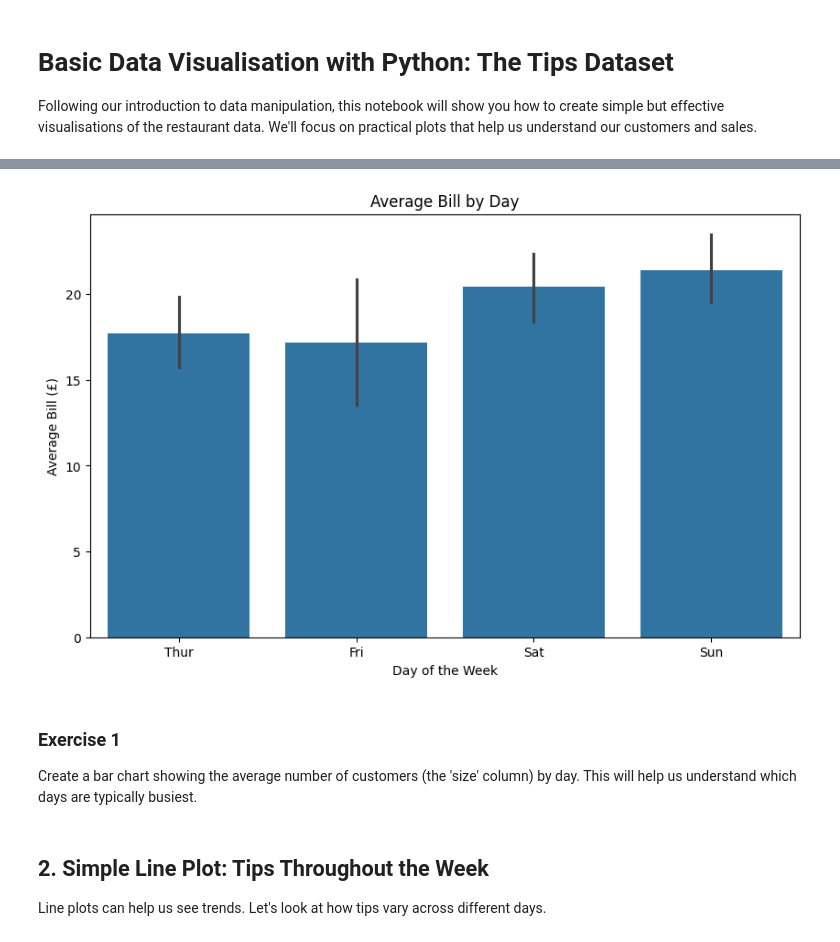
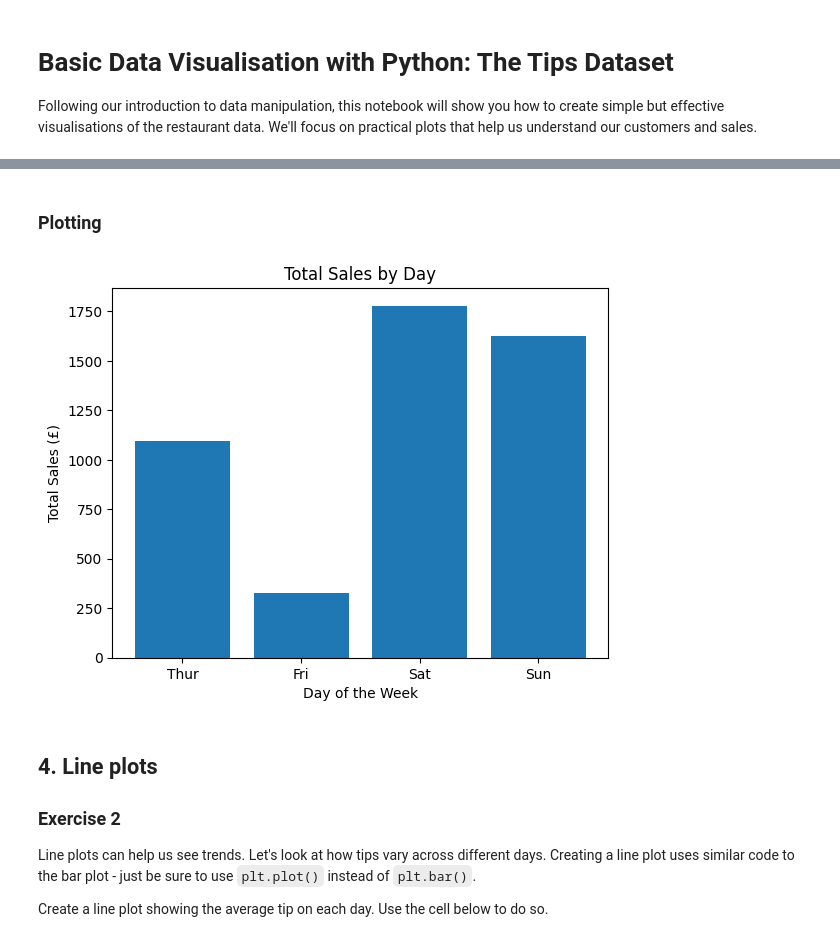
Before and after one commit to Imperial-Business-School/msc-python-workshop, a Jupyter notebook: 02. Visualisation.ipynb, the cells around one changed output, grey strips where cells are left out. Drawn from its saved outputs; the diff is of its cells as text; code cells hidden in the pictures.

```diff
--- a/02. Visualisation.ipynb
+++ b/02. Visualisation.ipynb
@@ -19,0 +62,4 @@ Bar charts are excellent for comparing values across different categories. Let's
+# %%
+# Create a simple bar chart of total sales by day
+daily_totals = df.groupby('day', observed=True)['total_bill'].sum()
+daily_totals
@@ -20,14 +74,11 @@ Bar charts are excellent for comparing values across different categories. Let's
+# %% [markdown]
+### Plotting
 # %%
-# Create a simple bar chart of average total bills by day
-plt.figure(figsize=(10, 6))
-sns.barplot(data=df, x='day', y='total_bill')
-plt.title('Average Bill by Day')
+# Plot
+plt.bar(daily_totals.index, daily_totals.values)
+plt.title('Total Sales by Day')
 plt.xlabel('Day of the Week')
-plt.ylabel('Average Bill (£)')
+plt.ylabel('Total Sales (£)')
 plt.show()
 # %% [output]
-[figure, old version]
+[figure, new version]
-# %% [markdown]
-### Exercise 1
-
-Create a bar chart showing the average number of customers (the 'size' column) by day. This will help us understand which days are typically busiest.
@@ -36,6 +85,10 @@ Create a bar chart showing the average number of customers (the 'size' column) b
-# %% [markdown]
-## 2. Simple Line Plot: Tips Throughout the Week
-
-Line plots can help us see trends. Let's look at how tips vary across different days.
+# %% [markdown]
+## 4. Line plots
+
+### Exercise 2
+
+Line plots can help us see trends. Let's look at how tips vary across different days. Creating a line plot uses similar code to the bar plot - just be sure to use `plt.plot()` instead of `plt.bar()`.
+
+Create a line plot showing the average tip on each day. Use the cell below to do so.
 # %%
 # Calculate average tips by day
```
Also changed, not shown: parts of 18 cells of this notebook.
